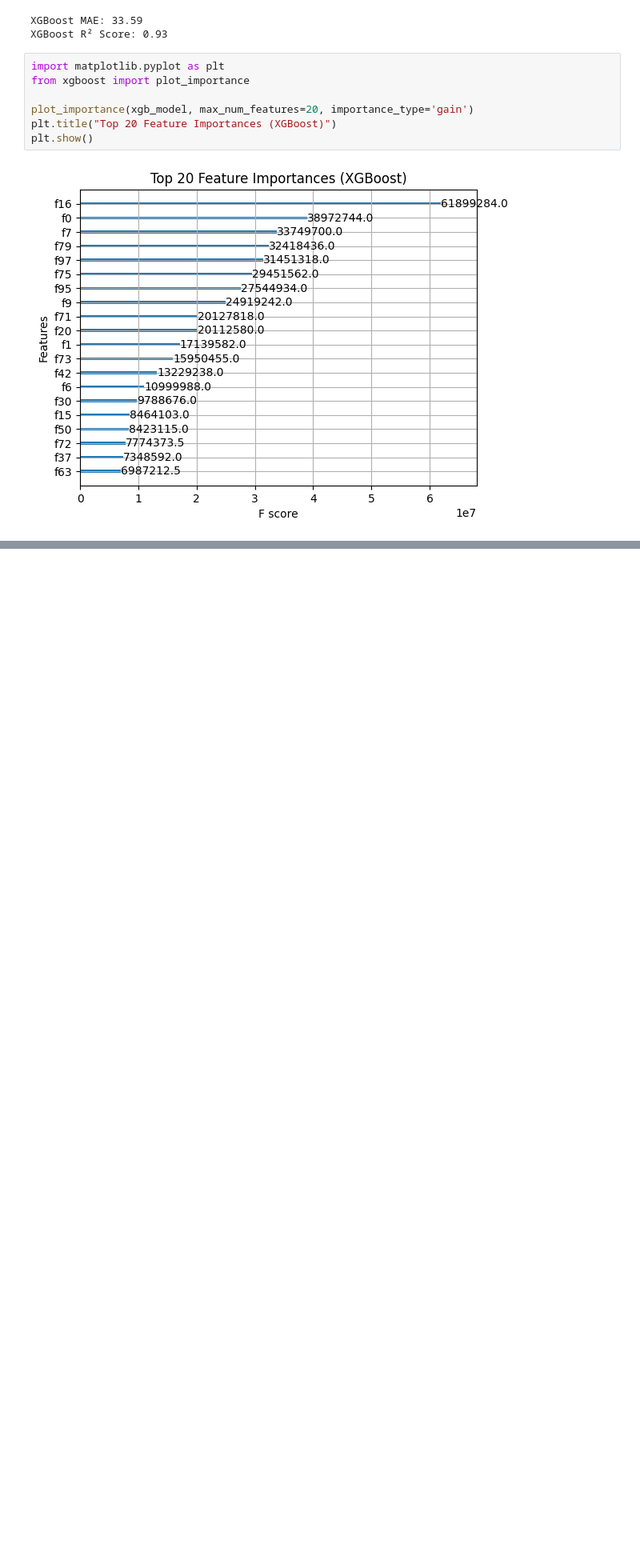
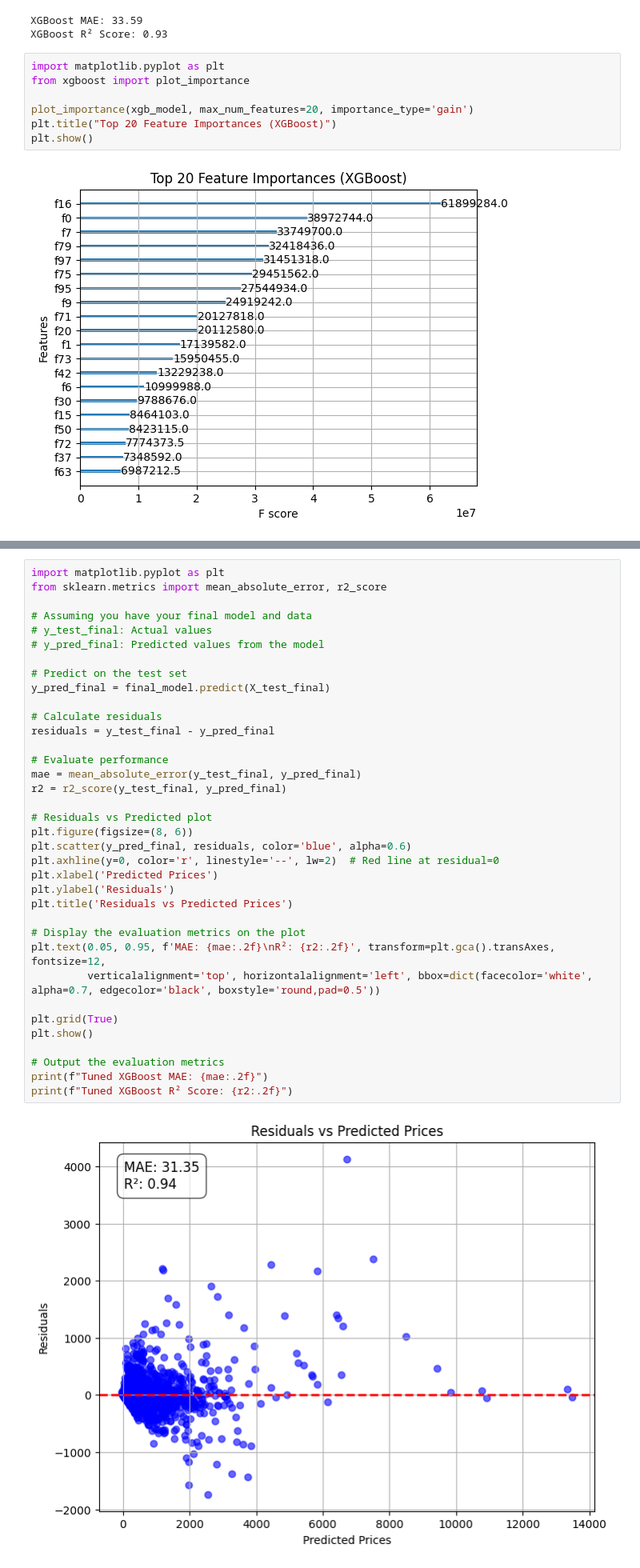
Before and after one commit to Rehaman-khan-hk/Dynamic-Product-Price-Predictor, a Jupyter notebook: dynamic_pricing_strategy.ipynb, the cells around one changed output, grey strips where cells are left out. Shown at 80% size. Saved outputs shown, nothing was run; the diff lists cells and outputs as text; blank space fills up the shorter version.

```diff
--- a/dynamic_pricing_strategy.ipynb
+++ b/dynamic_pricing_strategy.ipynb
@@ -732,0 +808,38 @@ joblib.dump(final_model, "xgb_final_model.pkl")
+# %%
+import matplotlib.pyplot as plt
+from sklearn.metrics import mean_absolute_error, r2_score
+
+# Assuming you have your final model and data
+# y_test_final: Actual values
+# y_pred_final: Predicted values from the model
+
+# Predict on the test set
+y_pred_final = final_model.predict(X_test_final)
+
+# Calculate residuals
+residuals = y_test_final - y_pred_final
+
+# Evaluate performance
+mae = mean_absolute_error(y_test_final, y_pred_final)
+r2 = r2_score(y_test_final, y_pred_final)
+
+# Residuals vs Predicted plot
+plt.figure(figsize=(8, 6))
+plt.scatter(y_pred_final, residuals, color='blue', alpha=0.6)
+plt.axhline(y=0, color='r', linestyle='--', lw=2)  # Red line at residual=0
+plt.xlabel('Predicted Prices')
+plt.ylabel('Residuals')
+plt.title('Residuals vs Predicted Prices')
+
+# Display the evaluation metrics on the plot
+plt.text(0.05, 0.95, f'MAE: {mae:.2f}\nR²: {r2:.2f}', transform=plt.gca().transAxes, fontsize=12,
+         verticalalignment='top', horizontalalignment='left', bbox=dict(facecolor='white', alpha=0.7, edgecolor='black', boxstyle='round,pad=0.5'))
+
+plt.grid(True)
+plt.show()
+
+# Output the evaluation metrics
+print(f"Tuned XGBoost MAE: {mae:.2f}")
+print(f"Tuned XGBoost R² Score: {r2:.2f}")
+# %% [output]
+[figure, added]
```
Also changed, not shown: parts of 18 cells of this notebook.
